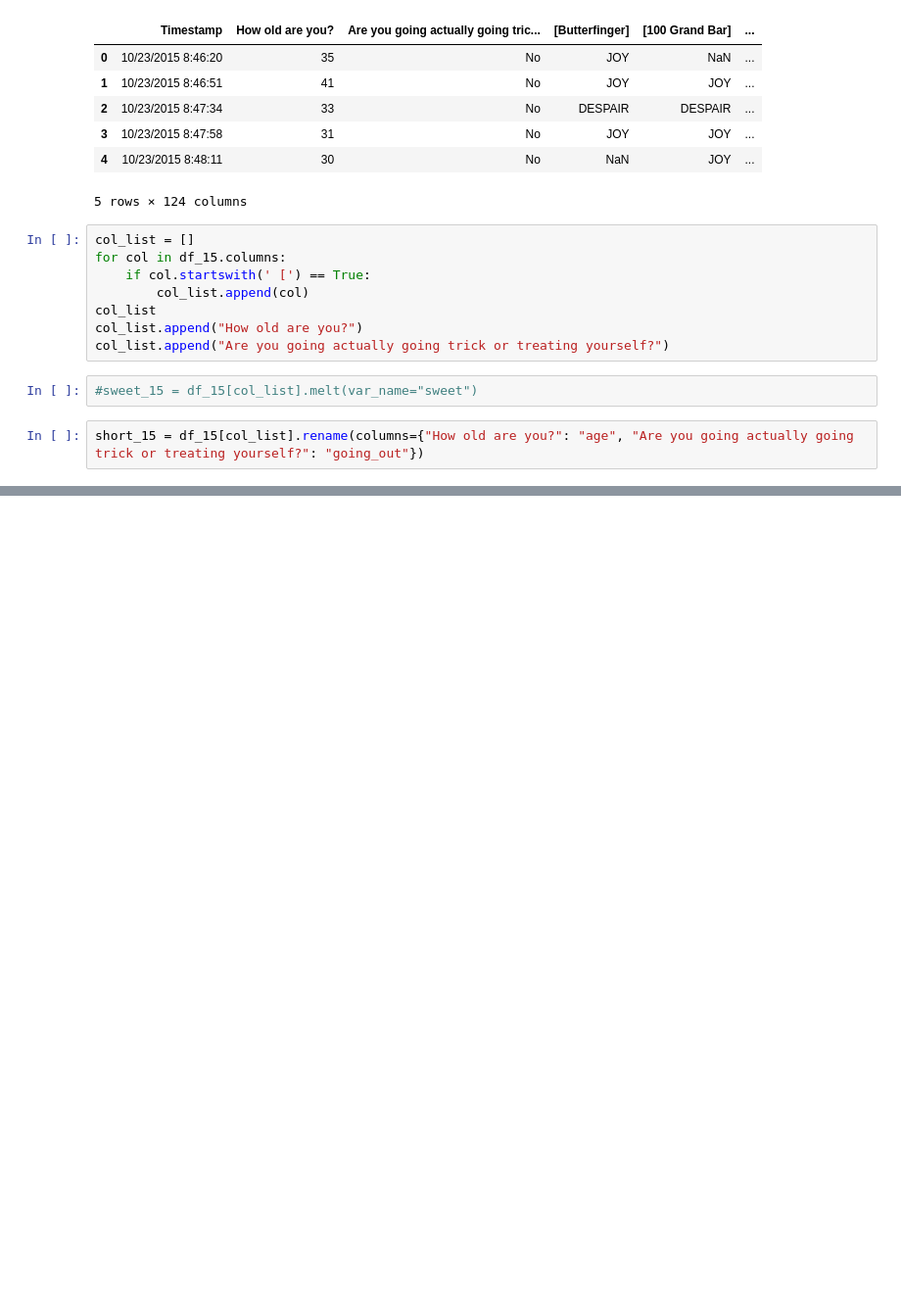
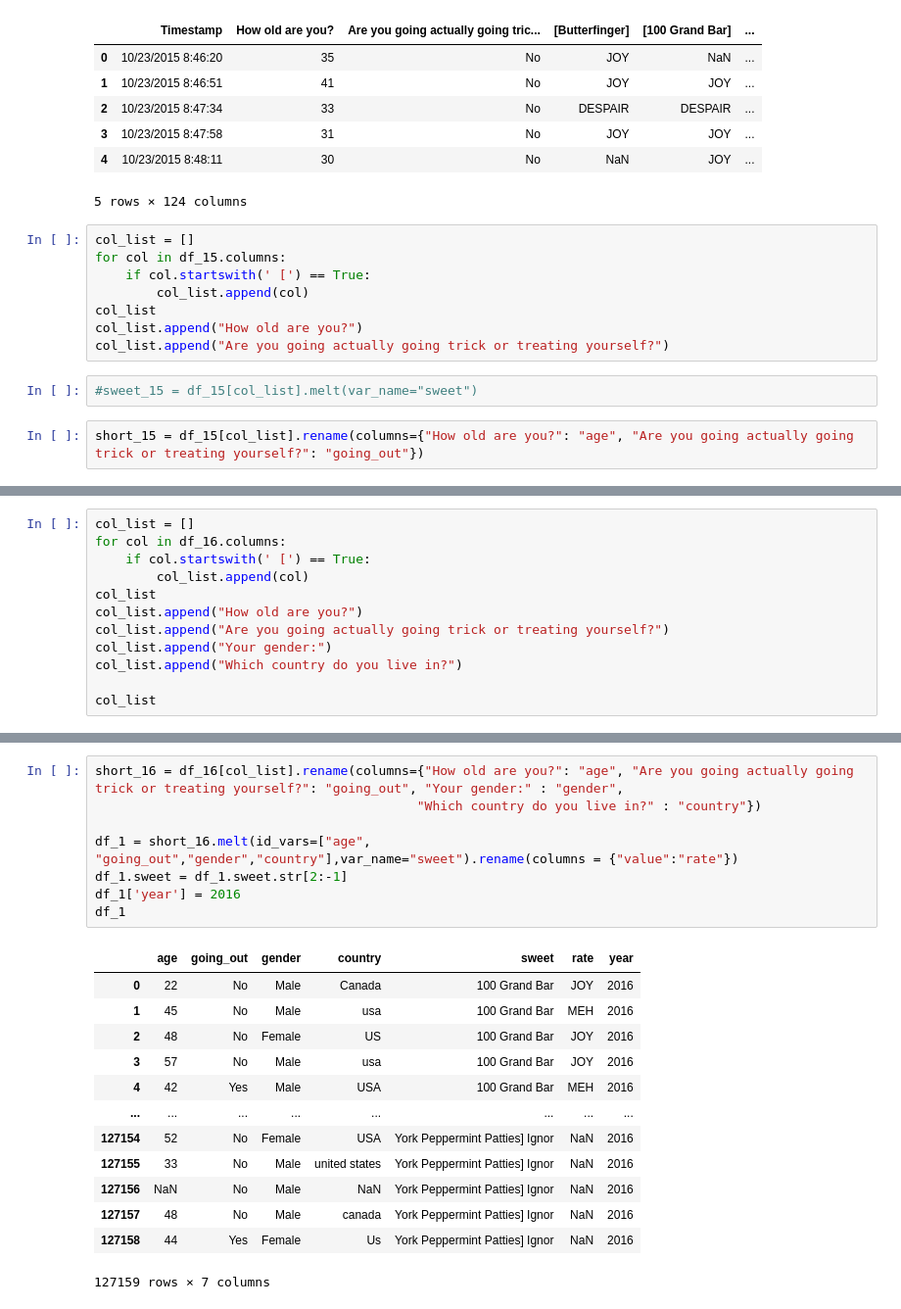
Before and after one commit to XBonham-Yang/dirty_data_codeclan_project_xby, a Jupyter notebook: task4_in_python/task4.ipynb, the cells around one changed output, grey strips where cells are left out. Shown: that part at 98% size. Drawn from its saved outputs; the diff is of its cells as text; blank space fills up the shorter version.

```diff
--- a/task4_in_python/task4.ipynb
+++ b/task4_in_python/task4.ipynb
@@ -52,0 +62,12 @@ short_15.melt(id_vars=["age", "going_out"],var_name="sweet")
+# %%
+col_list = []
+for col in df_16.columns:
+    if col.startswith(' [') == True:
+        col_list.append(col)
+col_list
+col_list.append("How old are you?")
+col_list.append("Are you going actually going trick or treating yourself?")
+col_list.append("Your gender:")
+col_list.append("Which country do you live in?")
+
+col_list
@@ -52,0 +92,22 @@ short_15.melt(id_vars=["age", "going_out"],var_name="sweet")
+# %%
+short_16 = df_16[col_list].rename(columns={"How old are you?": "age", "Are you going actually going trick or treating yourself?": "going_out", "Your gender:" : "gender",
+                                          "Which country do you live in?" : "country"})
+
+df_1 = short_16.melt(id_vars=["age", "going_out","gender","country"],var_name="sweet").rename(columns = {"value":"rate"})
+df_1.sweet = df_1.sweet.str[2:-1]
+df_1['year'] = 2016
+df_1
+# %% [output]
+|  | age | going_out | gender | country | sweet | rate | year |
+| 0 | 22 | No | Male | Canada | 100 Grand Bar | JOY | 2016 |
+| 1 | 45 | No | Male | usa | 100 Grand Bar | MEH | 2016 |
+| 2 | 48 | No | Female | US | 100 Grand Bar | JOY | 2016 |
+| 3 | 57 | No | Male | usa | 100 Grand Bar | JOY | 2016 |
+| 4 | 42 | Yes | Male | USA | 100 Grand Bar | MEH | 2016 |
+| ... | ... | ... | ... | ... | ... | ... | ... |
+| 127154 | 52 | No | Female | USA | York Peppermint Patties] Ignor | NaN | 2016 |
+| 127155 | 33 | No | Male | united states | York Peppermint Patties] Ignor | NaN | 2016 |
+| 127156 | NaN | No | Male | NaN | York Peppermint Patties] Ignor | NaN | 2016 |
+| 127157 | 48 | No | Male | canada | York Peppermint Patties] Ignor | NaN | 2016 |
+| 127158 | 44 | Yes | Female | Us | York Peppermint Patties] Ignor | NaN | 2016 |
+127159 rows × 7 columns
```
Also changed, not shown: parts of 14 cells of this notebook.
